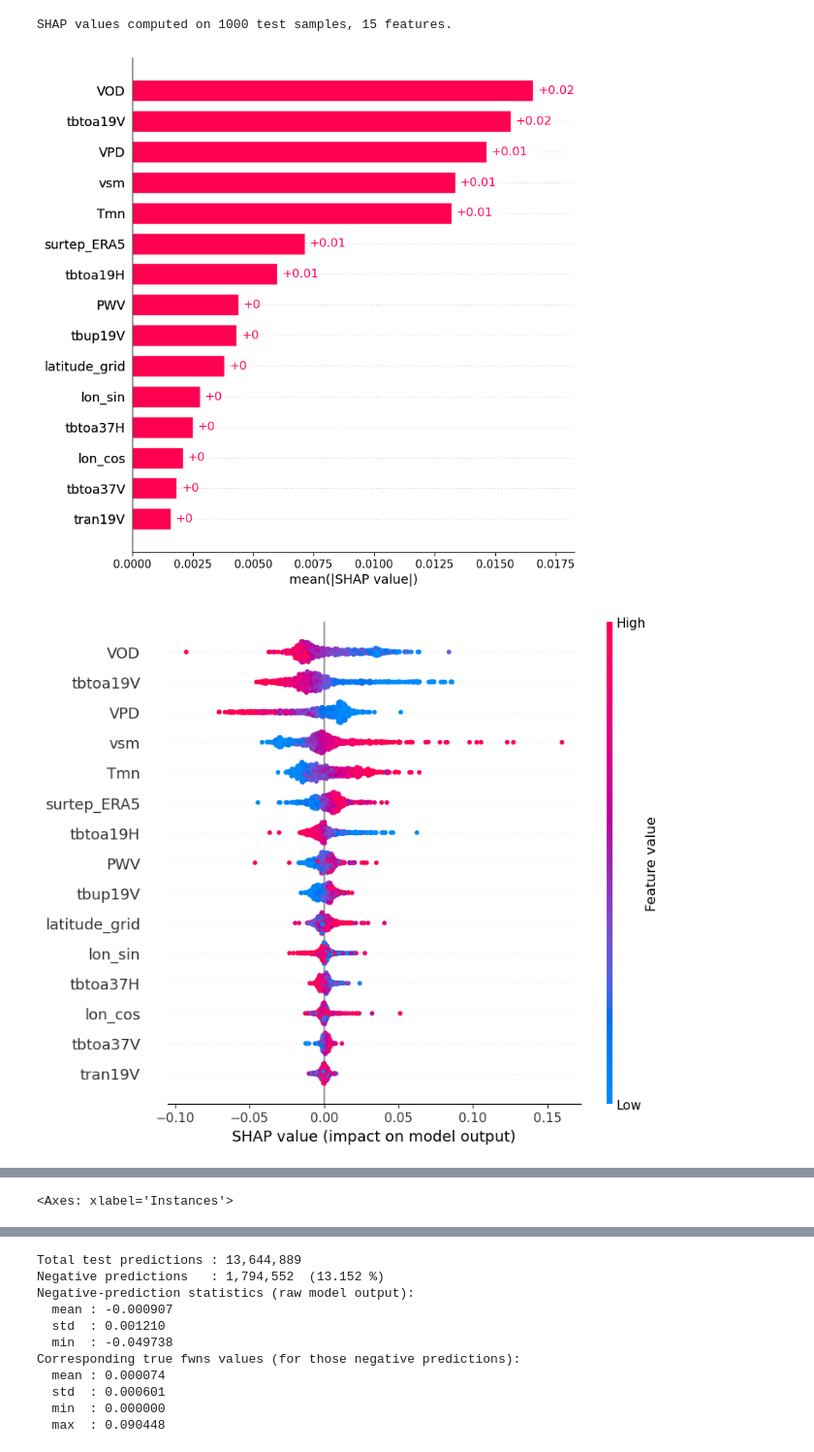
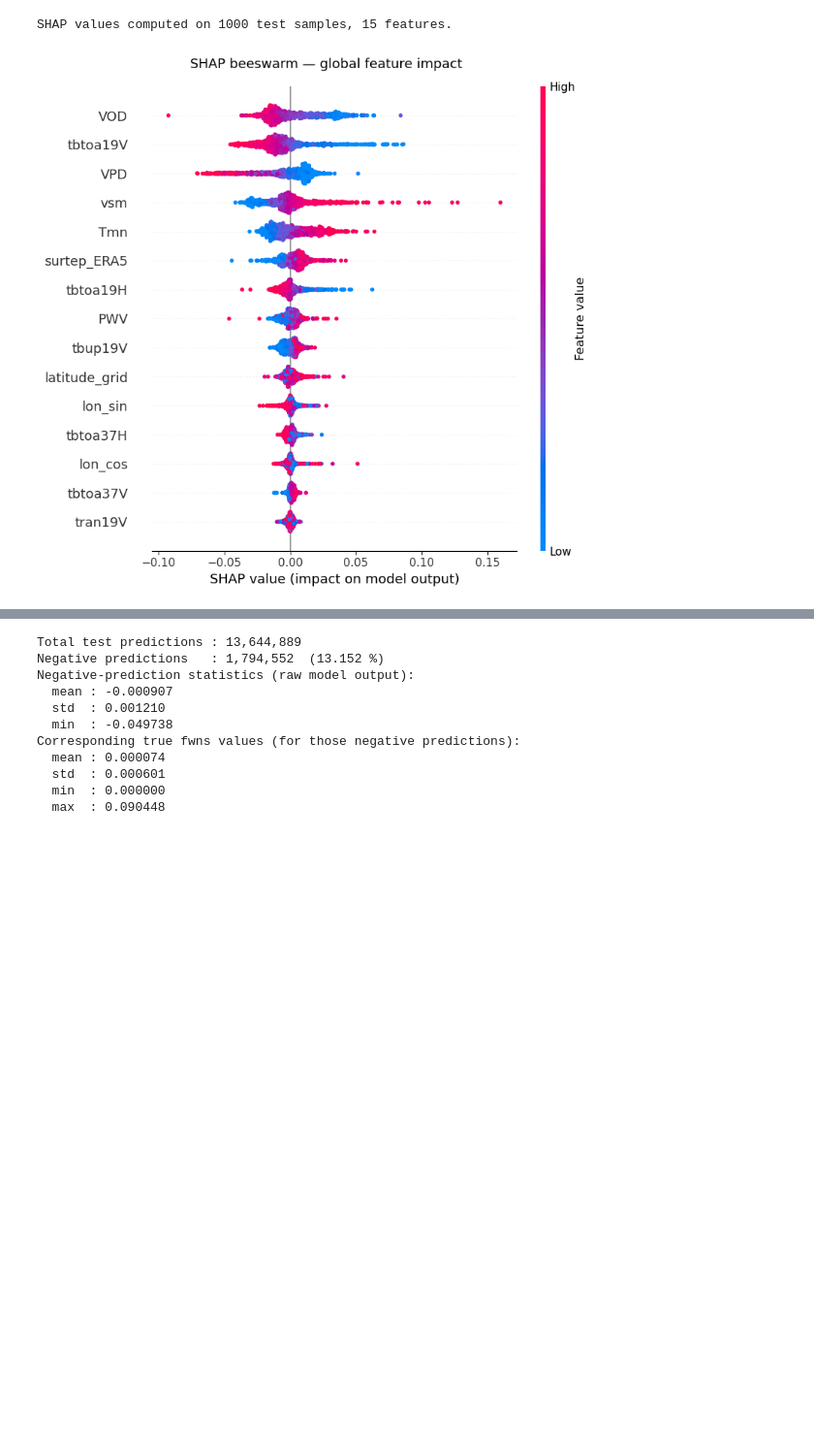
Before and after one commit to marcvem2AED/TFM_MCD_MarcVelascoMateu, a Jupyter notebook: 3-Model_training.ipynb, the cells around one changed output, grey strips where cells are left out. Shown at 97% size. Drawn from its saved outputs; the diff is of its cells as text; code cells hidden in the pictures; blank space fills up the shorter version.

```diff
--- a/3-Model_training.ipynb
+++ b/3-Model_training.ipynb
@@ -1449,14 +1490,10 @@ This warning will only be shown once.
   warnings.warn(smsg, UserWarning)
 SHAP values computed on 1000 test samples, 15 features.
 # %%
-# Global importance: bar chart (mean |SHAP|)
-shap.plots.bar(shap_values, max_display=min(20, len(FINAL_FEATURE_SET)), show=True)
-
 # Global distribution: beeswarm (per-sample SHAP by feature value)
-shap.plots.beeswarm(shap_values, max_display=min(20, len(FINAL_FEATURE_SET)), show=True)
-
-# Heatmap: samples sorted by model output, features sorted by importance
-shap.plots.heatmap(shap_values, max_display=min(15, len(FINAL_FEATURE_SET)), show=True)
+shap.plots.beeswarm(shap_values, max_display=min(20, len(FINAL_FEATURE_SET)), show=False)
+plt.gcf().suptitle('SHAP beeswarm — global feature impact', fontsize=13)
+plt.tight_layout()
+plt.show()
 # %% [output]
-[figure, old version]
+[figure, new version]
-[figure, removed]
@@ -1464 +1499,0 @@ shap.plots.heatmap(shap_values, max_display=min(15, len(FINAL_FEATURE_SET)), sho
-<Axes: xlabel='Instances'>
```
Also changed, not shown: parts of 28 cells of this notebook, 3 other files.
